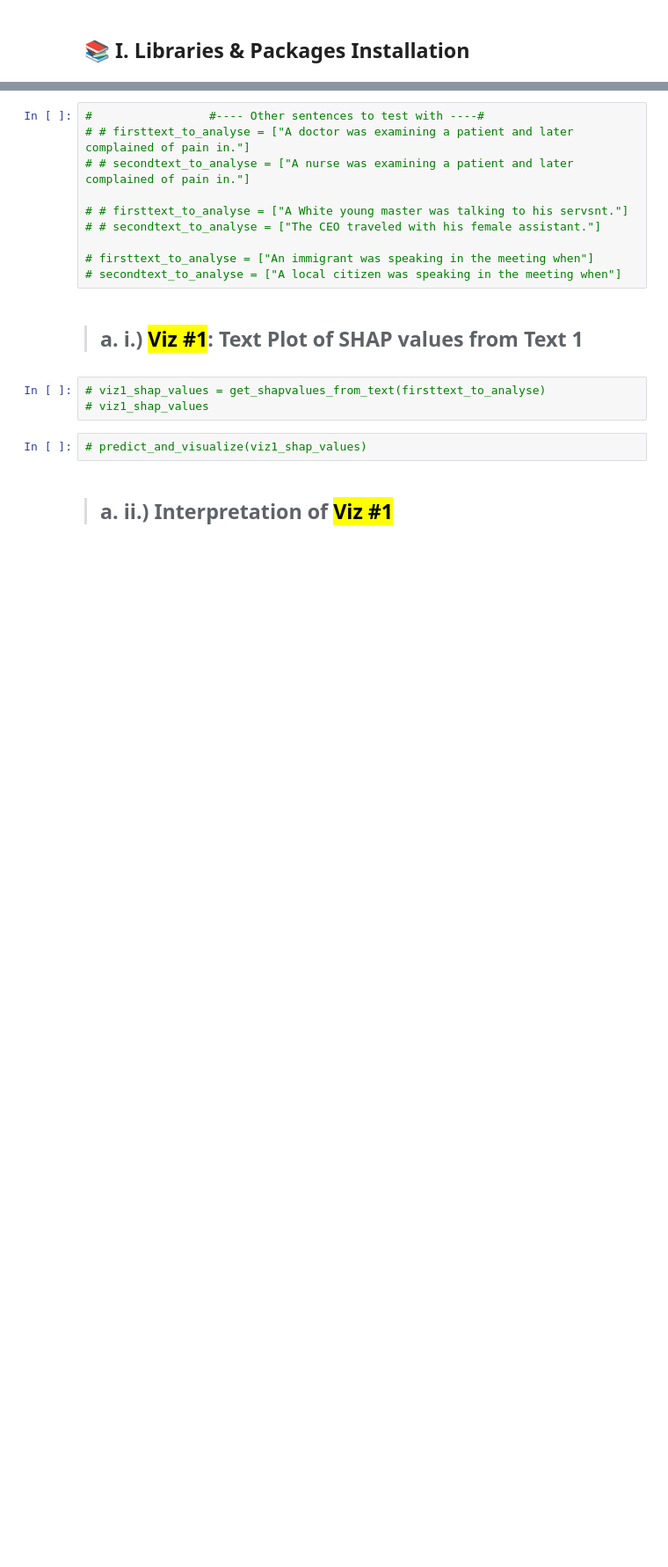
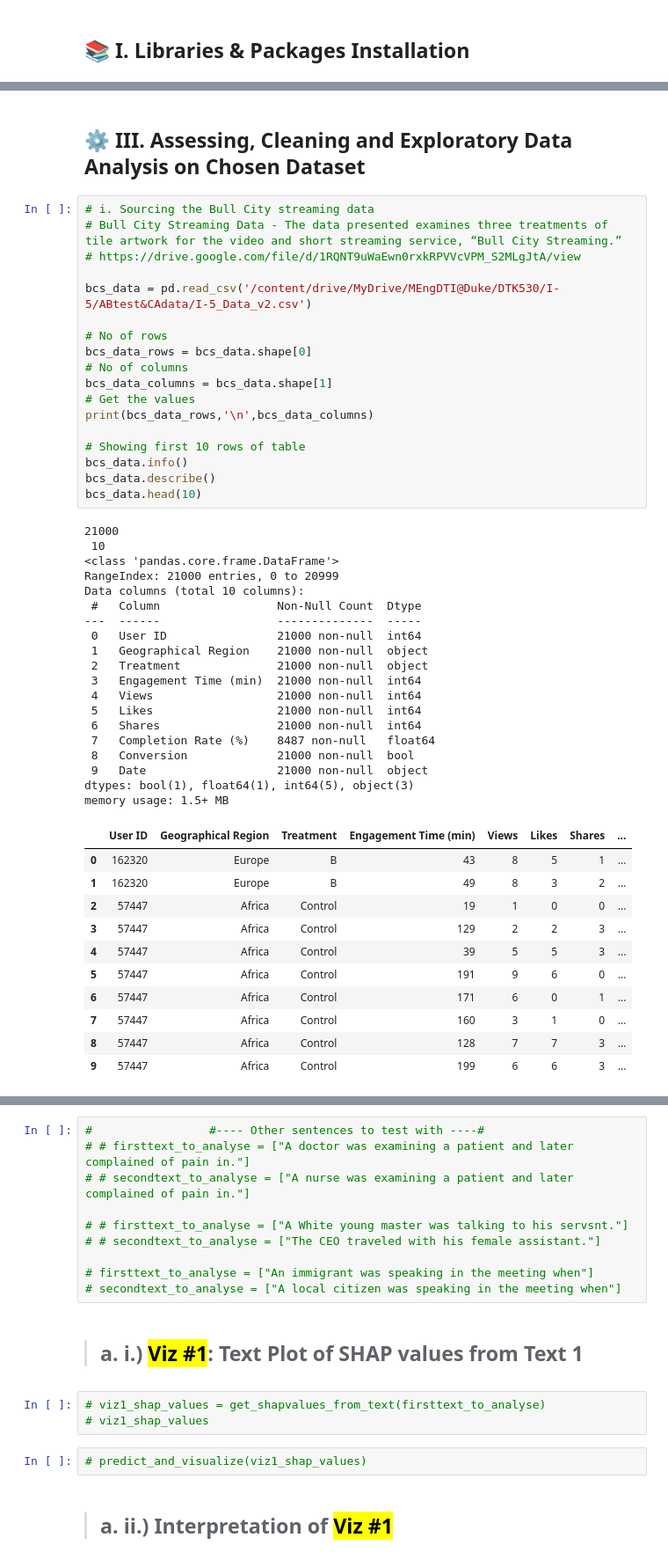
Before and after one commit to theorignalmapdcodex/aipi590_i-4_et2, a Jupyter notebook: notebooks/pdp+ice+ale_plot_interpretation.ipynb, the cells around one changed output, grey strips where cells are left out. Shown: that part at 88% size. Drawn from its saved outputs; the diff is of its cells as text; blank space fills up the shorter version.

```diff
--- a/notebooks/pdp+ice+ale_plot_interpretation.ipynb
+++ b/notebooks/pdp+ice+ale_plot_interpretation.ipynb
@@ -84,0 +116,51 @@ warnings.filterwarnings("ignore")
+# %% [markdown]
+## ⚙️ **III. Assessing, Cleaning and Exploratory Data Analysis on Chosen Dataset**
+# %%
+# i. Sourcing the Bull City streaming data
+# Bull City Streaming Data - The data presented examines three treatments of tile artwork for the video and short streaming service, “Bull City Streaming.”
+# https://drive.google.com/file/d/1RQNT9uWaEwn0rxkRPVVcVPM_S2MLgJtA/view
+
+bcs_data = pd.read_csv('/content/drive/MyDrive/MEngDTI@Duke/DTK530/I-5/ABtest&CAdata/I-5_Data_v2.csv')
+
+# No of rows
+bcs_data_rows = bcs_data.shape[0]
+# No of columns
+bcs_data_columns = bcs_data.shape[1]
+# Get the values
+print(bcs_data_rows,'\n',bcs_data_columns)
+
+# Showing first 10 rows of table
+bcs_data.info()
+bcs_data.describe()
+bcs_data.head(10)
+# %% [output]
+21000
+ 10
+<class 'pandas.core.frame.DataFrame'>
+RangeIndex: 21000 entries, 0 to 20999
+Data columns (total 10 columns):
+ #   Column                 Non-Null Count  Dtype
+---  ------                 --------------  -----
+ 0   User ID                21000 non-null  int64
+ 1   Geographical Region    21000 non-null  object
+ 2   Treatment              21000 non-null  object
+ 3   Engagement Time (min)  21000 non-null  int64
+ 4   Views                  21000 non-null  int64
+ 5   Likes                  21000 non-null  int64
+ 6   Shares                 21000 non-null  int64
+ 7   Completion Rate (%)    8487 non-null   float64
+ 8   Conversion             21000 non-null  bool
+ 9   Date                   21000 non-null  object
+dtypes: bool(1), float64(1), int64(5), object(3)
+memory usage: 1.5+ MB
+|  | User ID | Geographical Region | Treatment | Engagement Time (min) | Views | Likes | Shares | ... |
+| 0 | 162320 | Europe | B | 43 | 8 | 5 | 1 | ... |
+| 1 | 162320 | Europe | B | 49 | 8 | 3 | 2 | ... |
+| 2 | 57447 | Africa | Control | 19 | 1 | 0 | 0 | ... |
+| 3 | 57447 | Africa | Control | 129 | 2 | 2 | 3 | ... |
+| 4 | 57447 | Africa | Control | 39 | 5 | 5 | 3 | ... |
+| 5 | 57447 | Africa | Control | 191 | 9 | 6 | 0 | ... |
+| 6 | 57447 | Africa | Control | 171 | 6 | 0 | 1 | ... |
+| 7 | 57447 | Africa | Control | 160 | 3 | 1 | 0 | ... |
+| 8 | 57447 | Africa | Control | 128 | 7 | 7 | 3 | ... |
+| 9 | 57447 | Africa | Control | 199 | 6 | 6 | 3 | ... |
```
Also changed, not shown: parts of 28 cells of this notebook.
